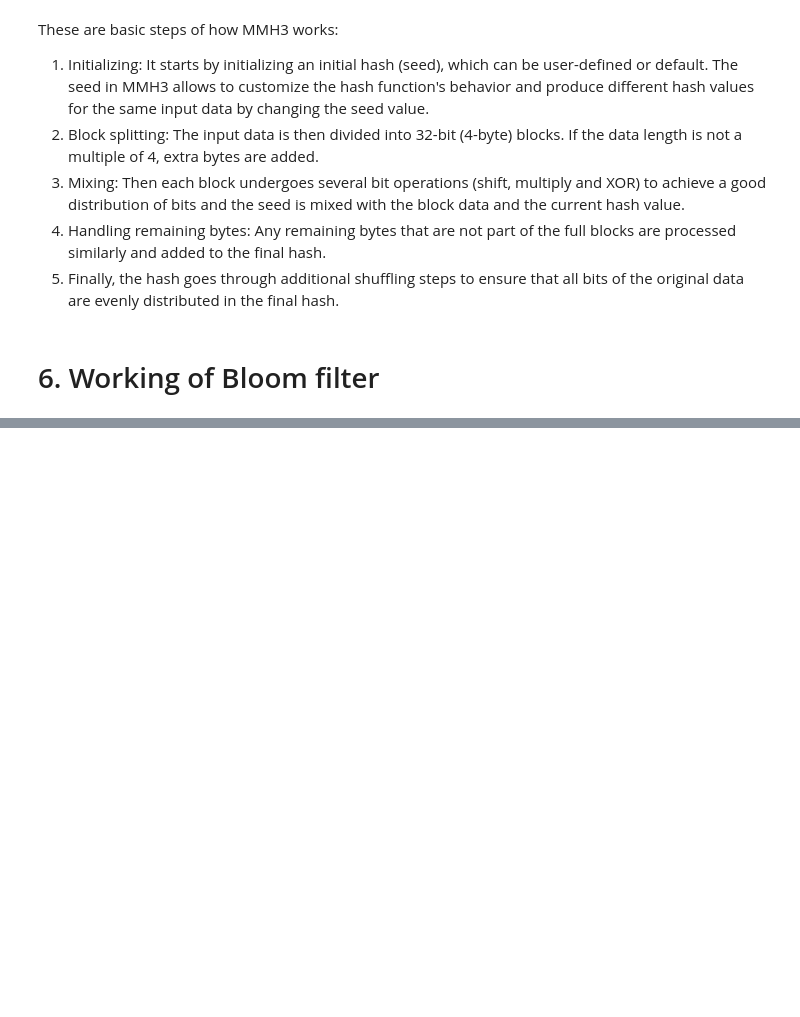
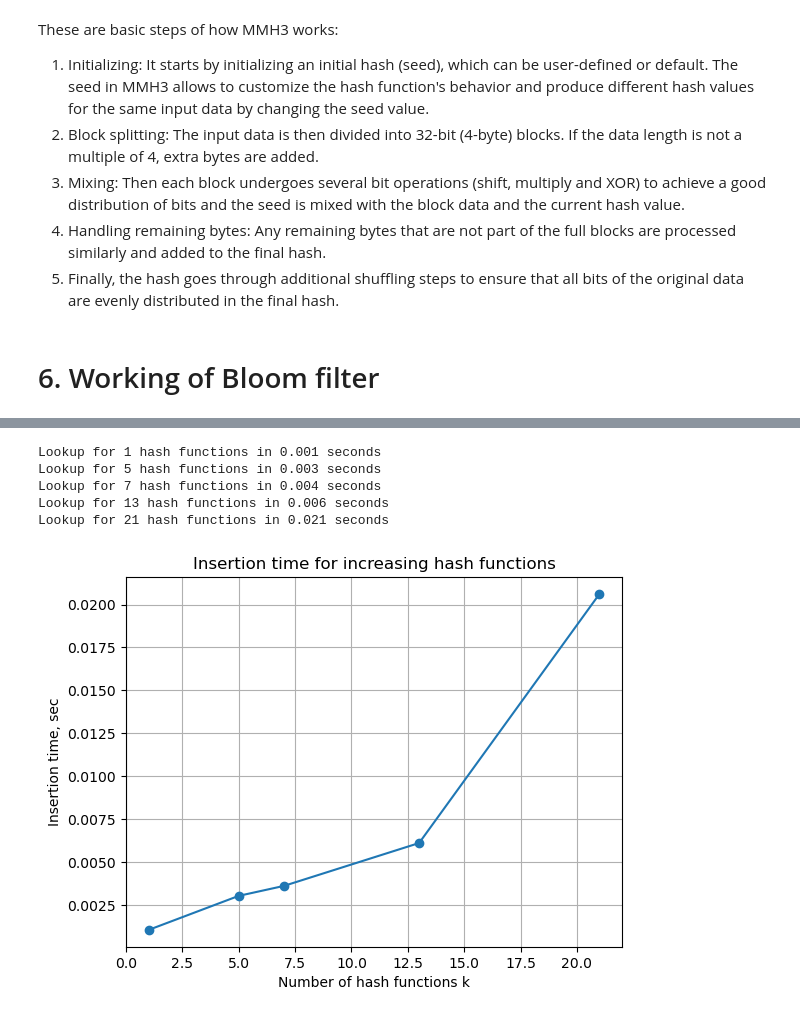
Before and after one commit to vessln/Math_concepts_for_developers, a Jupyter notebook: Personal project/bloom_filter.ipynb, the cells around one changed output, grey strips where cells are left out. Cells and saved outputs as stored; diff of their text form; code cells hidden in the pictures; blank space fills up the shorter version.

```diff
--- a/Personal project/bloom_filter.ipynb
+++ b/Personal project/bloom_filter.ipynb
@@ -333,0 +521,37 @@ The optimal number *k* of hash functions is: $$ k = \frac{m}{n}\ln(2)$$
+# %%
+def measure_insertion_time_hash_count(array_size, num_elements):
+    hash_counts = [1, 5, 7, 13, 21]
+    times = []
+
+    for count in hash_counts:
+        bf = TestBF(array_size, count)
+        start_time = time.time()
+        for i in range(num_elements):
+            item = str(i)
+            bf.insert(item)
+        end_time = time.time()
+        elapsed_time = end_time - start_time
+        times.append(elapsed_time)
+        print(f"Lookup for {count} hash functions in {elapsed_time:.3f} seconds")
+
+
+    return hash_counts, times
+
+array_size = 1000
+num_elements = 1000
+
+hash_counts, times = measure_insertion_time_hash_count(array_size, num_elements)
+
+plt.plot(hash_counts, times, marker='o')
+plt.xlabel("Number of hash functions k")
+plt.ylabel("Insertion time, sec")
+plt.title("Insertion time for increasing hash functions")
+plt.grid(True)
+plt.show()
+# %% [output]
+Lookup for 1 hash functions in 0.001 seconds
+Lookup for 5 hash functions in 0.003 seconds
+Lookup for 7 hash functions in 0.004 seconds
+Lookup for 13 hash functions in 0.006 seconds
+Lookup for 21 hash functions in 0.021 seconds
+[figure, added]
```
Also changed, not shown: parts of 28 cells of this notebook, 2 other files.
